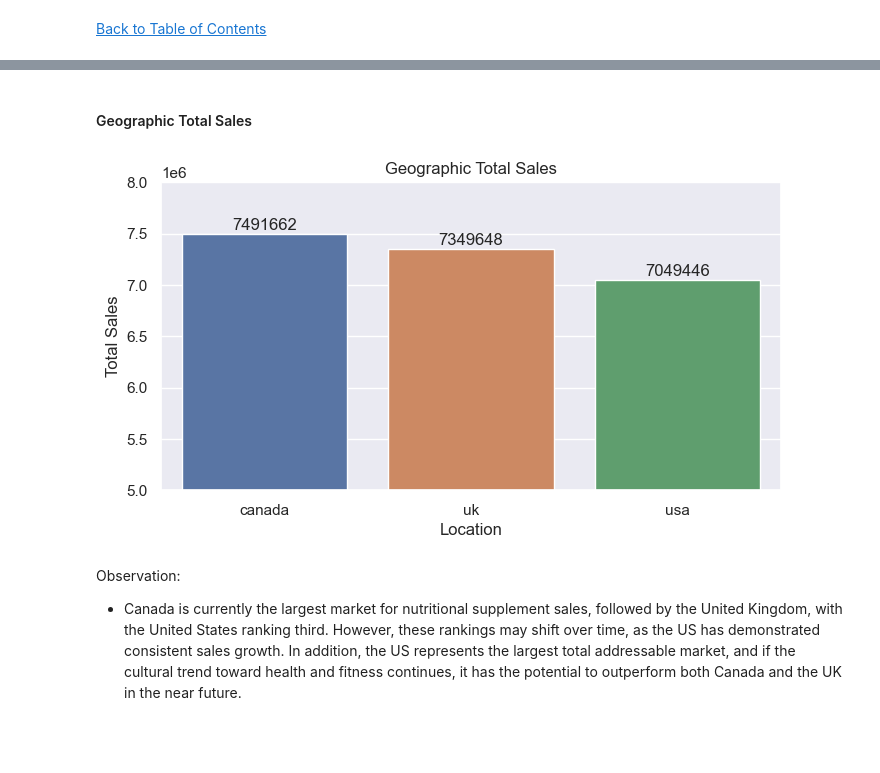
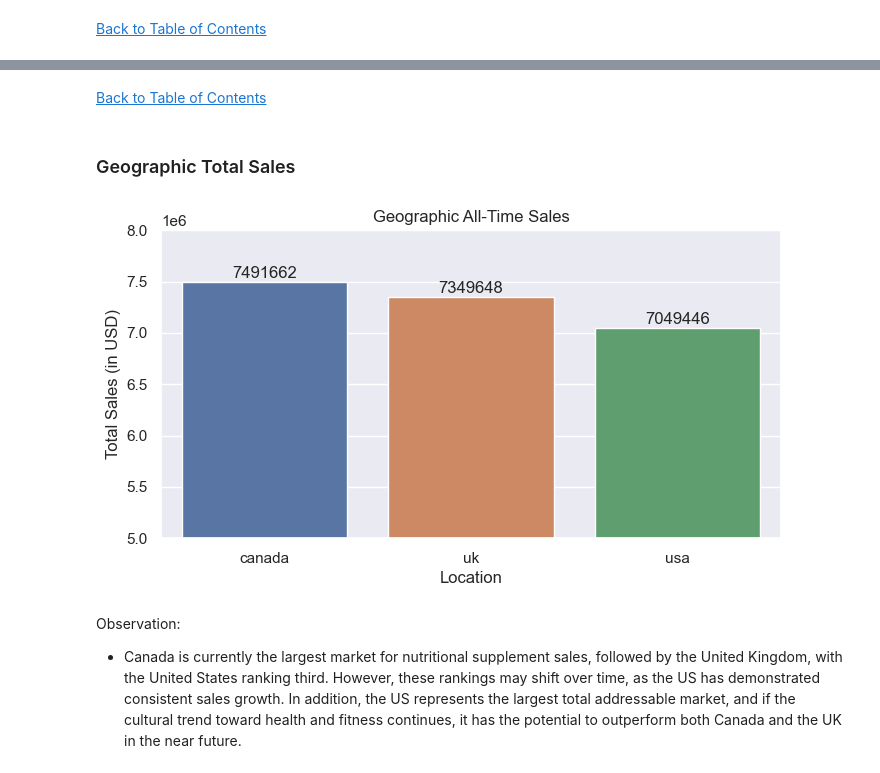
Before and after one commit to jasondo-da/Nutritional_Products_Sales_Breakdown, a Jupyter notebook: supplement_sales_analysis.ipynb, the cells around one changed output, grey strips where cells are left out. Saved outputs shown, nothing was run; the diff lists cells and outputs as text; code cells hidden in the pictures; blank space fills up the shorter version.

```diff
--- a/supplement_sales_analysis.ipynb
+++ b/supplement_sales_analysis.ipynb
@@ -329,37 +336,39 @@ Observation:
+# %% [markdown]
+[Back to Table of Contents](#back)
 # %% [markdown]
-#### Geographic Total Sales
+### Geographic Total Sales
 # %%
 # Setting figure size
 plt.figure(figsize=(8, 4))
 
 # Calculating aggregate sales per location
 agg_sales = df_full.groupby('location')['total_revenue'].sum().reset_index()
 
 # Bar graph for aggregate sales by location
 ax = sns.barplot(data=agg_sales,
                  x='location',
                  y='total_revenue',
                  hue='location',
                  errorbar=None)
 # Creating loop to display numeric value on graph
 for r in ax.patches:
     y_value = r.get_height()
     x_value = r.get_x() + r.get_width() / 2
     label = '{:.0f}'.format(y_value)
     ax.annotate(label,
                 (x_value, y_value),
                 xytext=(0, 1),
                 textcoords='offset points',
                 ha='center',
                 va='bottom')
-ax.set_title('Geographic Total Sales')
+ax.set_title('Geographic All-Time Sales')
 ax.set_xlabel('Location')
-ax.set_ylabel('Total Sales')
+ax.set_ylabel('Total Sales (in USD)')
 ax.set_ylim(5000000, 8000000)
 
 plt.show()
 # %% [output]
-[figure, old version]
+[figure, new version]
 # %% [markdown]
 Observation:
 
```
Also changed, not shown: parts of 24 cells of this notebook.
